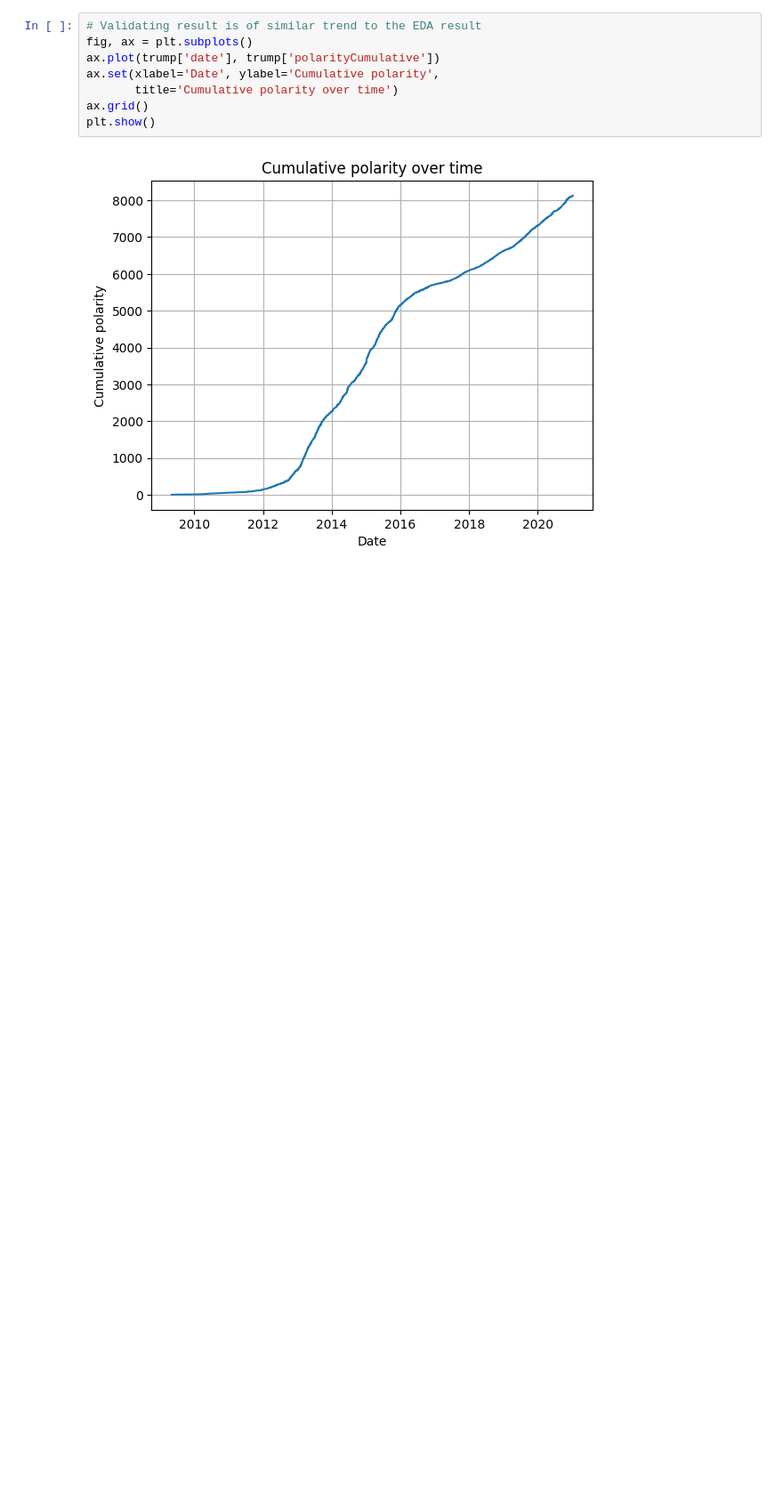
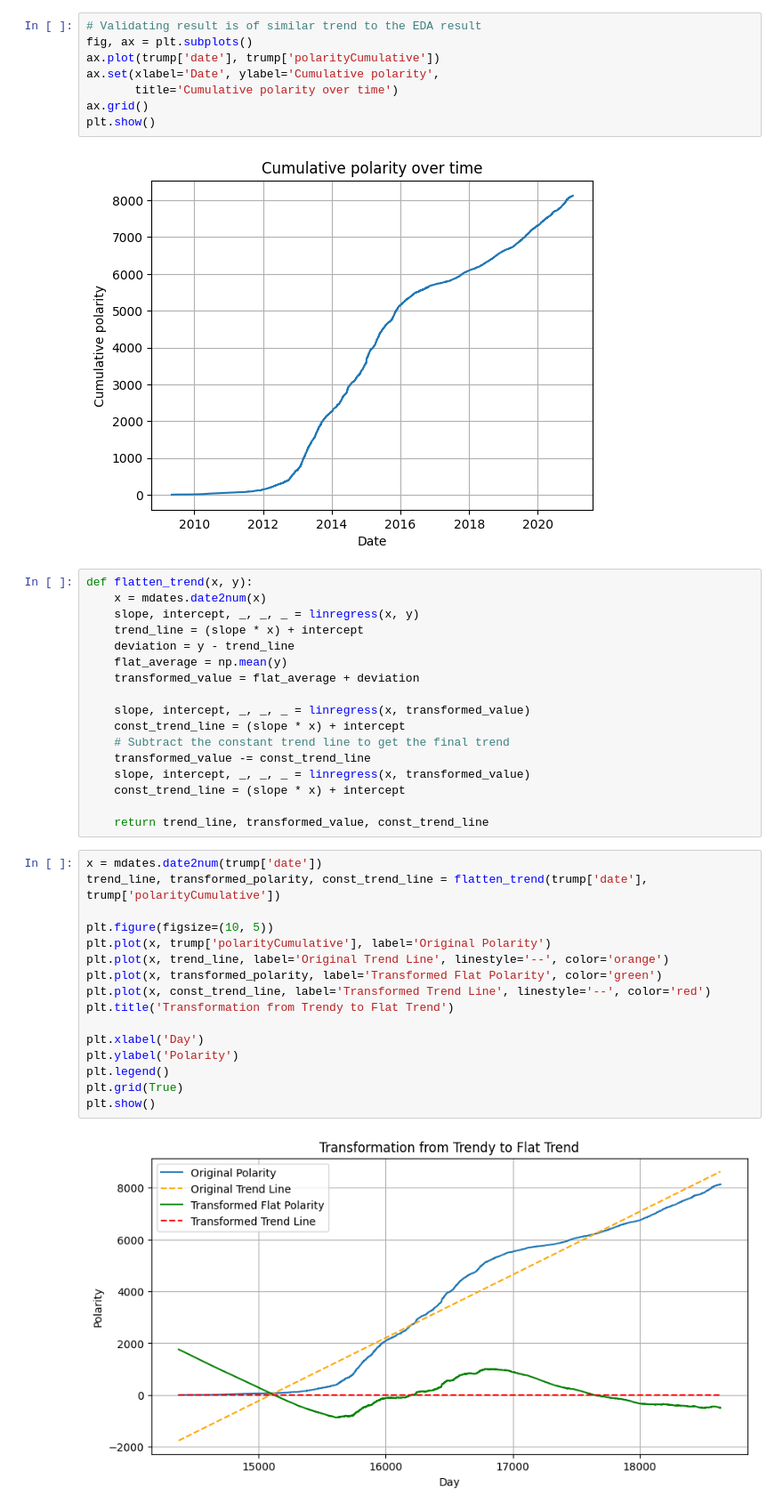
Before and after one commit to boyeaalhagie/trump-stock-predictor, a Jupyter notebook: trump_sp500_correlator.ipynb, the cells around one changed output. Shown at 89% size. Saved outputs shown, nothing was run; the diff lists cells and outputs as text; blank space fills up the shorter version.

```diff
--- a/trump_sp500_correlator.ipynb
+++ b/trump_sp500_correlator.ipynb
@@ -49,3 +53,38 @@ ax.grid()
 plt.show()
 # %% [output]
 [figure]
+# %%
+def flatten_trend(x, y):
+    x = mdates.date2num(x)
+    slope, intercept, _, _, _ = linregress(x, y)
+    trend_line = (slope * x) + intercept
+    deviation = y - trend_line
+    flat_average = np.mean(y)
+    transformed_value = flat_average + deviation
+
+    slope, intercept, _, _, _ = linregress(x, transformed_value)
+    const_trend_line = (slope * x) + intercept
+    # Subtract the constant trend line to get the final trend
+    transformed_value -= const_trend_line
+    slope, intercept, _, _, _ = linregress(x, transformed_value)
+    const_trend_line = (slope * x) + intercept
+
+    return trend_line, transformed_value, const_trend_line
+# %%
+x = mdates.date2num(trump['date'])
+trend_line, transformed_polarity, const_trend_line = flatten_trend(trump['date'], trump['polarityCumulative'])
+
+plt.figure(figsize=(10, 5))
+plt.plot(x, trump['polarityCumulative'], label='Original Polarity')
+plt.plot(x, trend_line, label='Original Trend Line', linestyle='--', color='orange')
+plt.plot(x, transformed_polarity, label='Transformed Flat Polarity', color='green')
+plt.plot(x, const_trend_line, label='Transformed Trend Line', linestyle='--', color='red')
+plt.title('Transformation from Trendy to Flat Trend')
+
+plt.xlabel('Day')
+plt.ylabel('Polarity')
+plt.legend()
+plt.grid(True)
+plt.show()
+# %% [output]
+[figure, added]
```
Also changed, not shown: parts of 9 cells of this notebook.
